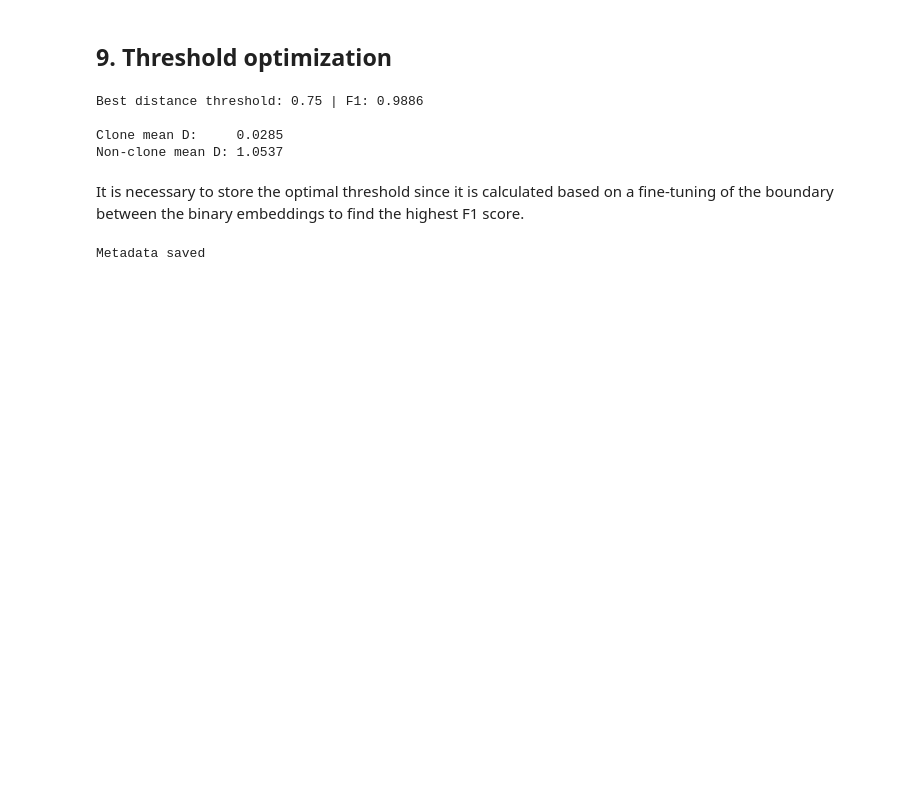
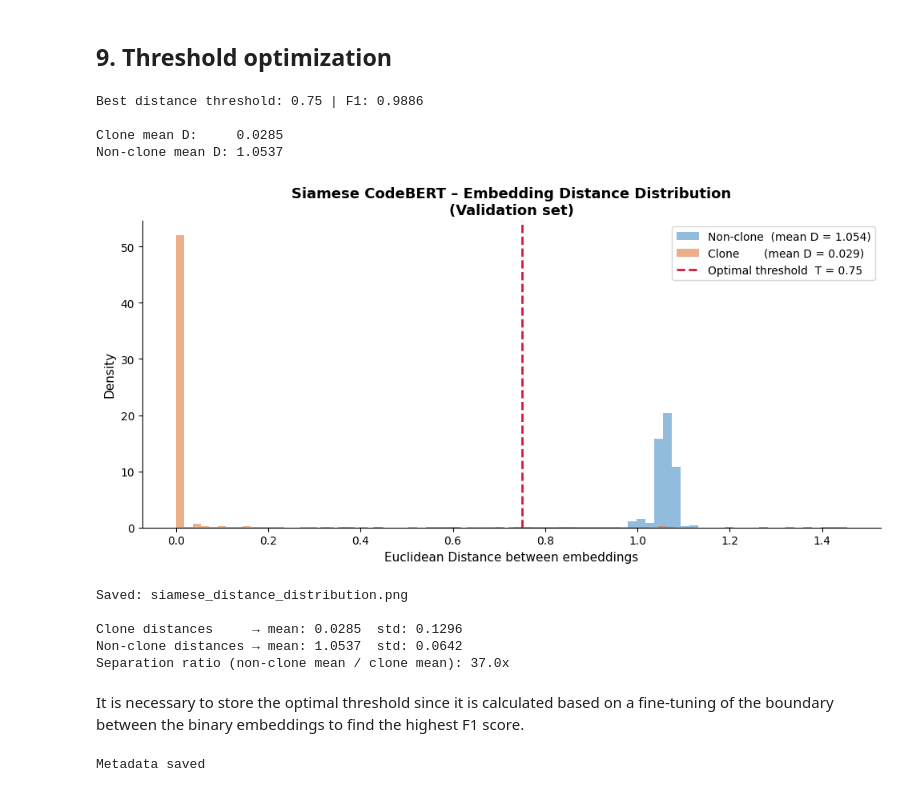
Before and after one commit to paustelito/ai-code-analyzer, a Jupyter notebook: Training/codeBERT_siamese_detection.ipynb, the cells around one changed output. Saved outputs shown, nothing was run; the diff lists cells and outputs as text; code cells hidden in the pictures; blank space fills up the shorter version.

Commit message:
feat: add distance distribution graph

```diff
--- a/Training/codeBERT_siamese_detection.ipynb
+++ b/Training/codeBERT_siamese_detection.ipynb
@@ -539,6 +539,64 @@ Best distance threshold: 0.75 | F1: 0.9886
 
 Clone mean D:     0.0285
 Non-clone mean D: 1.0537
+# %%
+all_distances = []
+all_labels    = []
+
+model.eval()
+with torch.no_grad():
+    for batch in tqdm(plagiarism_val_loader, desc="Computing distances"):
+        input_ids_1      = batch["input_ids_1"].to(device)
+        attention_mask_1 = batch["attention_mask_1"].to(device)
+        input_ids_2      = batch["input_ids_2"].to(device)
+        attention_mask_2 = batch["attention_mask_2"].to(device)
+        labels           = batch["labels"].to(device)
+
+        va, vb, _ = model(input_ids_1, attention_mask_1,
+                          input_ids_2, attention_mask_2)
+
+        D = F.pairwise_distance(va, vb, p=2)
+        all_distances.extend(D.cpu().numpy())
+        all_labels.extend(labels.cpu().numpy())
+
+distances = np.array(all_distances)
+labels_arr = np.array(all_labels)
+
+clone_dist     = distances[labels_arr == 1]
+non_clone_dist = distances[labels_arr == 0]
+
+fig, ax = plt.subplots(figsize=(10, 5))
+
+ax.hist(non_clone_dist, bins=60, alpha=0.6, color="#4A90C4",
+        label=f"Non-clone  (mean D = {non_clone_dist.mean():.3f})", density=True)
+ax.hist(clone_dist,     bins=60, alpha=0.6, color="#E07B39",
+        label=f"Clone       (mean D = {clone_dist.mean():.3f})", density=True)
+
+ax.axvline(best_t, color="crimson", linewidth=2, linestyle="--",
+           label=f"Optimal threshold  T = {best_t:.2f}")
+
+ax.set_xlabel("Euclidean Distance between embeddings", fontsize=11)
+ax.set_ylabel("Density", fontsize=11)
+ax.set_title("Siamese CodeBERT - Embedding Distance Distribution\n(Validation set)",
+             fontsize=13, fontweight="bold")
+ax.legend(fontsize=10)
+ax.spines[["top", "right"]].set_visible(False)
+
+plt.tight_layout()
+plt.savefig("siamese_distance_distribution.png", dpi=150, bbox_inches="tight")
+plt.show()
+print("Saved: siamese_distance_distribution.png")
+
+print(f"\nClone distances     → mean: {clone_dist.mean():.4f}  std: {clone_dist.std():.4f}")
+print(f"Non-clone distances → mean: {non_clone_dist.mean():.4f}  std: {non_clone_dist.std():.4f}")
+print(f"Separation ratio (non-clone mean / clone mean): {non_clone_dist.mean() / clone_dist.mean():.1f}x")
+# %% [output]
+[figure, added]
+Saved: siamese_distance_distribution.png
+
+Clone distances     → mean: 0.0285  std: 0.1296
+Non-clone distances → mean: 1.0537  std: 0.0642
+Separation ratio (non-clone mean / clone mean): 37.0x
 # %% [markdown]
 It is necessary to store the optimal threshold since it is calculated based on a fine-tuning of the boundary between the binary embeddings to find the highest F1 score.
 # %%
```
Also changed, not shown: 1 other file.
